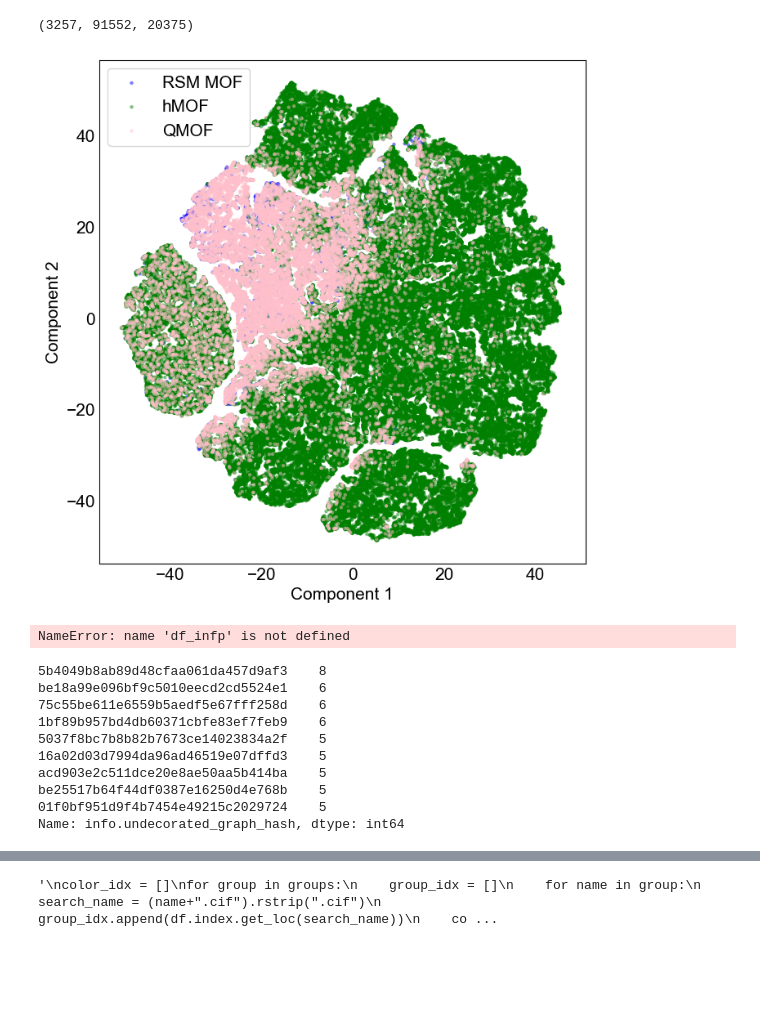
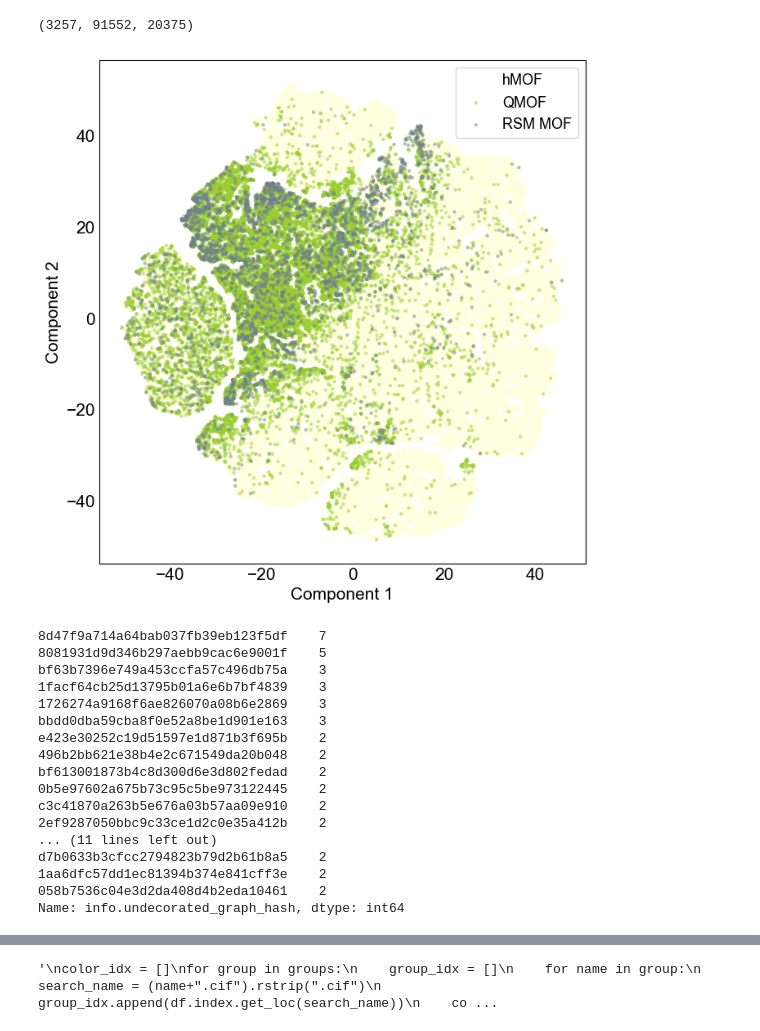
Before and after one commit to XiaoqZhang/mofgraph2vec, a Jupyter notebook: dev/embedding.ipynb, the cells around one changed output, grey strips where cells are left out. Saved outputs shown, nothing was run; the diff lists cells and outputs as text; code cells hidden in the pictures; blank space fills up the shorter version.

```diff
--- a/dev/embedding.ipynb
+++ b/dev/embedding.ipynb
@@ -44,38 +44,43 @@ emb_color = [0] * emb_rsm.shape[0] + [1] * emb_hmof.shape[0] + [2] * emb_qmof.sh
 # %%
 fig, ax = plt.subplots(1, 1, figsize=(8, 8))
 ax.set_aspect('equal')
 
 #plt.scatter(x=tsne[:, 0], y=tsne[:, 1], s=20, edgecolor="None", c=emb_color, alpha=.5)
-plt.scatter(x=emb_rsm[:, 0], y=emb_rsm[:, 1], s=10, edgecolor="None", c="blue", alpha=.5, label="RSM MOF")
-plt.scatter(x=emb_hmof[:, 0], y=emb_hmof[:, 1], s=10, edgecolor="None", c="green", alpha=.5, label="hMOF")
-plt.scatter(x=emb_qmof[:, 0], y=emb_qmof[:, 1], s=10, edgecolor="None", c="pink", alpha=.5, label="QMOF")
+plt.scatter(x=emb_hmof[:, 0], y=emb_hmof[:, 1], s=10, edgecolor="None", c="lightyellow", alpha=.5, label="hMOF")
+plt.scatter(x=emb_qmof[:, 0], y=emb_qmof[:, 1], s=10, edgecolor="None", c="yellowgreen", alpha=.5, label="QMOF")
+plt.scatter(x=emb_rsm[:, 0], y=emb_rsm[:, 1], s=10, edgecolor="None", c="slategray", alpha=.5, label="RSM MOF")
 
 ax.set_xlabel("Component 1")
 ax.set_ylabel("Component 2")
 
 ax.legend()
 plt.show()
 # %% [output]
-[figure, old version]
+[figure, new version]
 # %%
-df_to_eva = df_infp
-hash_name = "info.decorated_graph_hash"
+df_to_eva = df_rsm
+hash_name = "info.undecorated_graph_hash"
-# %% [output]
-NameError: name 'df_infp' is not defined
 # %%
 vc = df_to_eva[hash_name].value_counts()
-vc = vc[vc > 4]
+vc = vc[vc > 1]
 vc
 # %% [output]
-5b4049b8ab89d48cfaa061da457d9af3    8
-be18a99e096bf9c5010eecd2cd5524e1    6
-75c55be611e6559b5aedf5e67fff258d    6
-1bf89b957bd4db60371cbfe83ef7feb9    6
-5037f8bc7b8b82b7673ce14023834a2f    5
-16a02d03d7994da96ad46519e07dffd3    5
-acd903e2c511dce20e8ae50aa5b414ba    5
-be25517b64f44df0387e16250d4e768b    5
-01f0bf951d9f4b7454e49215c2029724    5
+8d47f9a714a64bab037fb39eb123f5df    7
+8081931d9d346b297aebb9cac6e9001f    5
+bf63b7396e749a453ccfa57c496db75a    3
+1facf64cb25d13795b01a6e6b7bf4839    3
+1726274a9168f6ae826070a08b6e2869    3
+bbdd0dba59cba8f0e52a8be1d901e163    3
+e423e30252c19d51597e1d871b3f695b    2
+496b2bb621e38b4e2c671549da20b048    2
+bf613001873b4c8d300d6e3d802fedad    2
+0b5e97602a675b73c95c5be973122445    2
+c3c41870a263b5e676a03b57aa09e910    2
+2ef9287050bbc9c33ce1d2c0e35a412b    2
+... (11 lines left out)
+d7b0633b3cfcc2794823b79d2b61b8a5    2
+1aa6dfc57dd1ec81394b374e841cff3e    2
+058b7536c04e3d2da408d4b2eda10461    2
 Name: info.undecorated_graph_hash, dtype: int64
 # %%
 groups = []
```
Also changed, not shown: parts of 3 cells of this notebook, 9 other files.
